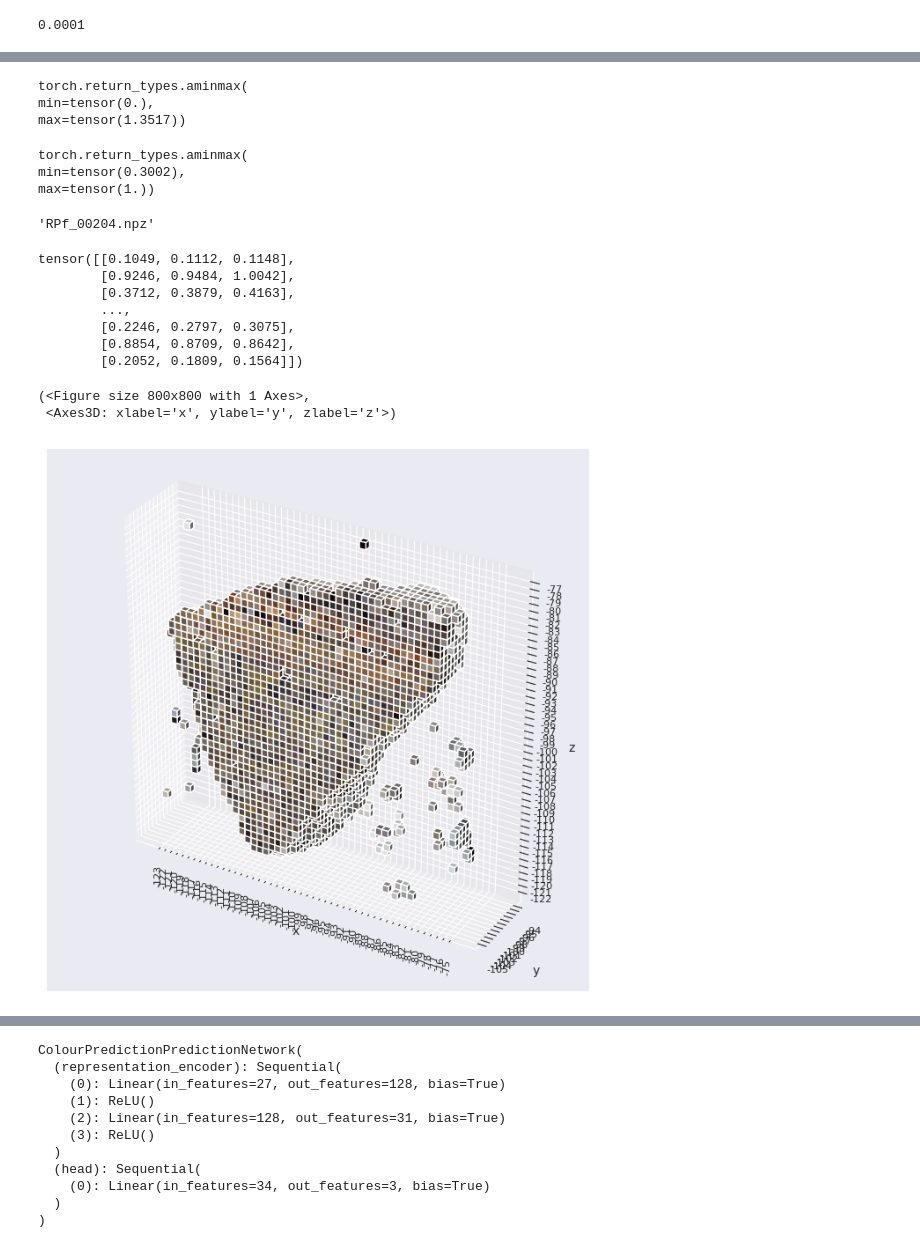
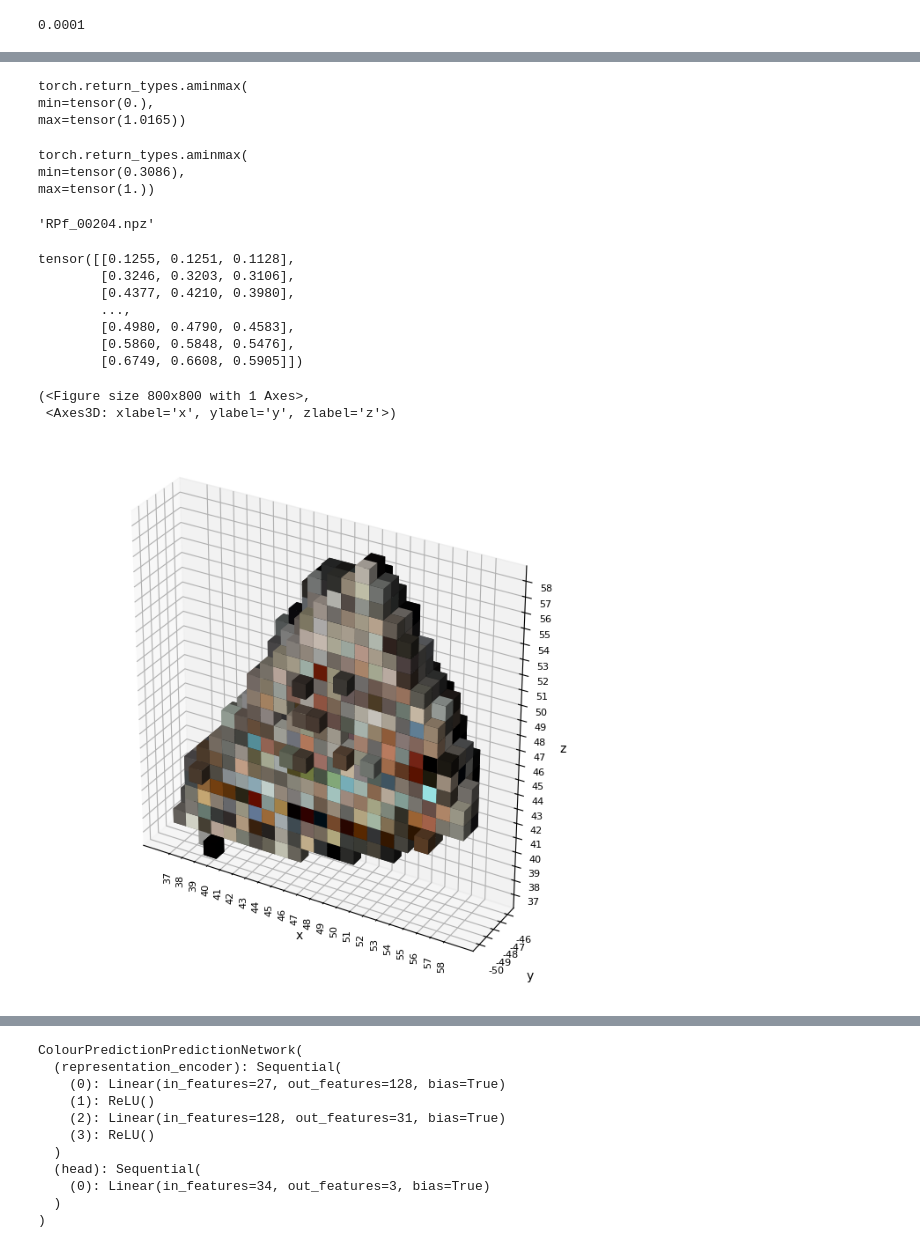
Before and after one commit to EnegoComley/RayRepresentationTesting, a Jupyter notebook: TensoRFColourPrediction.ipynb, the cells around one changed output, grey strips where cells are left out. Drawn from its saved outputs; the diff is of its cells as text; code cells hidden in the pictures.

```diff
--- a/TensoRFColourPrediction.ipynb
+++ b/TensoRFColourPrediction.ipynb
@@ -194,7 +194,7 @@ model.lr
 0.0001
 # %%
 test_dataset = dataset_loader.test_dataloader().dataset
-idx_tensors, vals_tensor, colour_tensor, directions = test_dataset.load_grid_representation("RPf_00133.npz")
+idx_tensors, vals_tensor, colour_tensor, directions = test_dataset.load_raw_representation("RPf_00133.npz")
 weight_adjusted_colour = colour_tensor * vals_tensor[::, :1].repeat(1, 3)
 clamped_reversed_colour = 1 - torch.clamp(weight_adjusted_colour, 0, 1)
 # %%
@@ -208,12 +208,12 @@ torch.aminmax(colour_tensor)
 # %% [output]
 torch.return_types.aminmax(
 min=tensor(0.),
-max=tensor(1.3517))
+max=tensor(1.0165))
 # %%
 torch.aminmax(vals_tensor[::, 0])
 # %% [output]
 torch.return_types.aminmax(
-min=tensor(0.3002),
+min=tensor(0.3086),
 max=tensor(1.))
 # %%
 test_dataset.piece_names[0]
@@ -222,10 +222,10 @@ test_dataset.piece_names[0]
 # %%
 weight_adjusted_colour
 # %% [output]
-tensor([[0.1049, 0.1112, 0.1148],
-        [0.9246, 0.9484, 1.0042],
-        [0.3712, 0.3879, 0.4163],
+tensor([[0.1255, 0.1251, 0.1128],
+        [0.3246, 0.3203, 0.3106],
+        [0.4377, 0.4210, 0.3980],
         ...,
-        [0.2246, 0.2797, 0.3075],
-        [0.8854, 0.8709, 0.8642],
-        [0.2052, 0.1809, 0.1564]])
+        [0.4980, 0.4790, 0.4583],
+        [0.5860, 0.5848, 0.5476],
+        [0.6749, 0.6608, 0.5905]])
@@ -232,9 +234,9 @@ tensor([[0.1049, 0.1112, 0.1148],
 # %%
-plot_colored_voxels([x * -1 for x in idx_tensors], 1 - weight_adjusted_colour, axis_names=['x', 'y', 'z'])
+plot_colored_voxels(idx_tensors, weight_adjusted_colour, axis_names=['x', 'y', 'z'])
 # %% [output]
 (<Figure size 800x800 with 1 Axes>,
  <Axes3D: xlabel='x', ylabel='y', zlabel='z'>)
-[figure, old version]
+[figure, new version]
 # %%
 len(idx_tensors[0])
 # %% [output]
```
Also changed, not shown: parts of 10 cells of this notebook, 2 other files.
